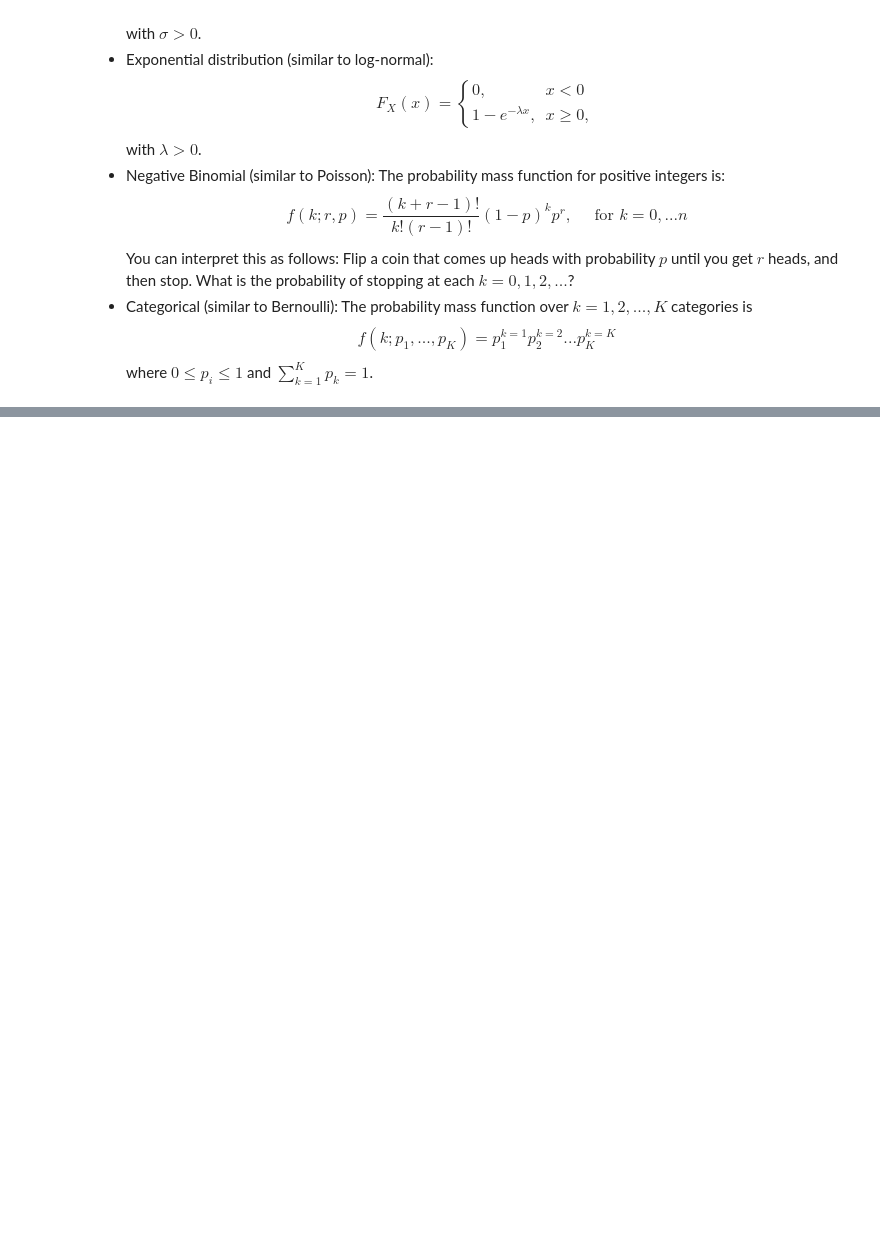
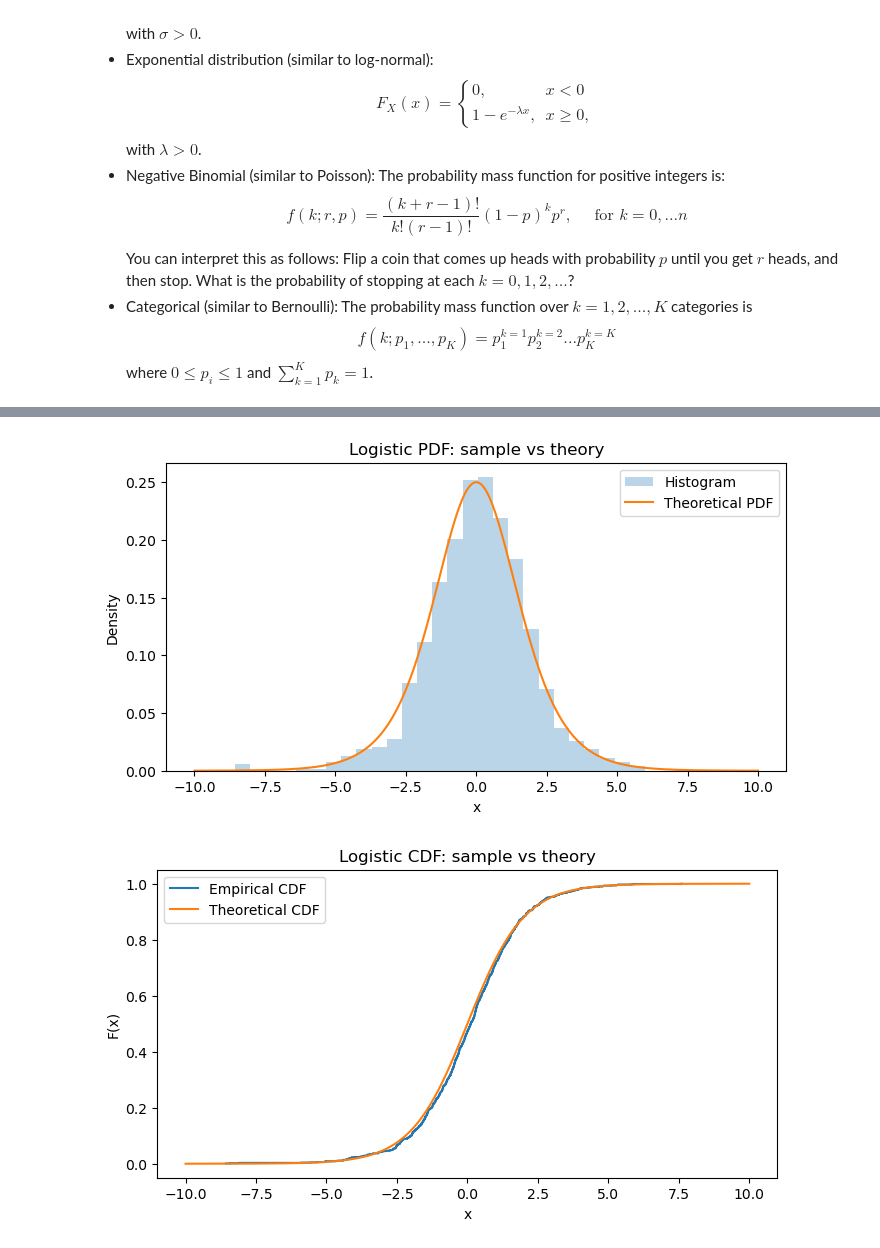
Before and after one commit to shawn01-kubo/DS-5030-Assignment6, a Jupyter notebook: assignment_6.ipynb, the cells around one changed output, grey strips where cells are left out. Cells and saved outputs as stored; diff of their text form; code cells hidden in the pictures; blank space fills up the shorter version.

```diff
--- a/assignment_6.ipynb
+++ b/assignment_6.ipynb
@@ -519,0 +391,25 @@ All distributions were plotted and sampled successfully!
+# %%
+n = 1000
+rng = np.random.default_rng(0)
+samples_logistic = logistic.rvs(scale=1, size=n, random_state=rng)
+
+plt.figure(figsize=(8,4))
+plt.hist(samples_logistic, bins=30, density=True, alpha=0.3, label="Histogram")
+plt.plot(x, logistic.pdf(x, scale=1), label="Theoretical PDF")
+plt.title("Logistic PDF: sample vs theory")
+plt.xlabel("x"); plt.ylabel("Density")
+plt.legend()
+plt.show()
+
+sorted_x = np.sort(samples_logistic)
+ecdf_y = np.arange(1, len(sorted_x)+1) / len(sorted_x)
+plt.figure(figsize=(8,4))
+plt.step(sorted_x, ecdf_y, where="post", label="Empirical CDF")
+plt.plot(x, logistic.cdf(x, scale=1), label="Theoretical CDF")
+plt.title("Logistic CDF: sample vs theory")
+plt.xlabel("x"); plt.ylabel("F(x)")
+plt.legend()
+plt.show()
+# %% [output]
+[figure, added]
+[figure, added]
```
Also changed, not shown: parts of 12 cells of this notebook, 23 other files.
